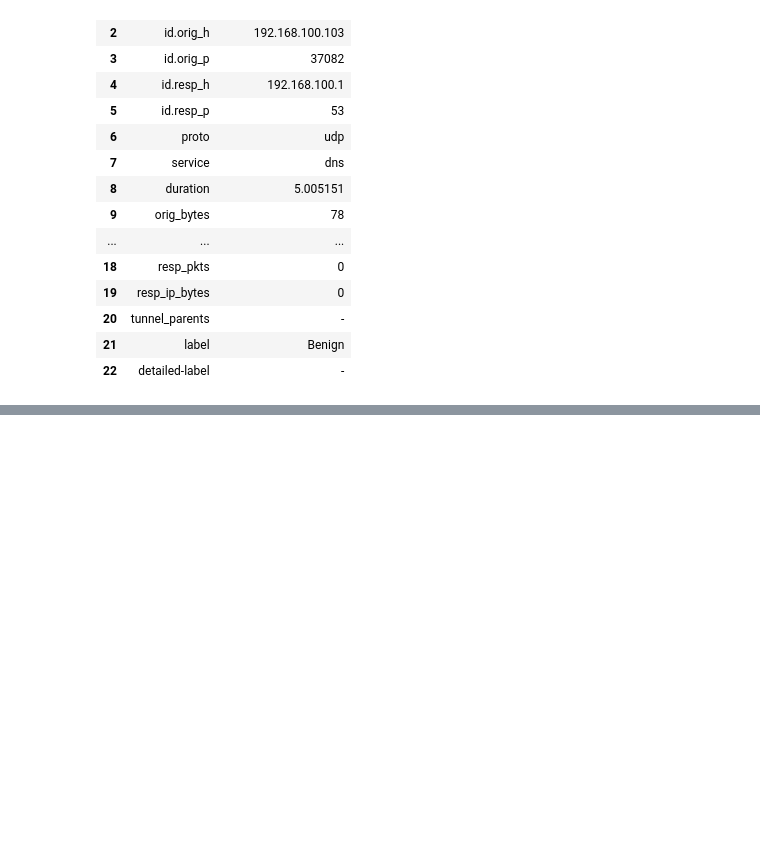
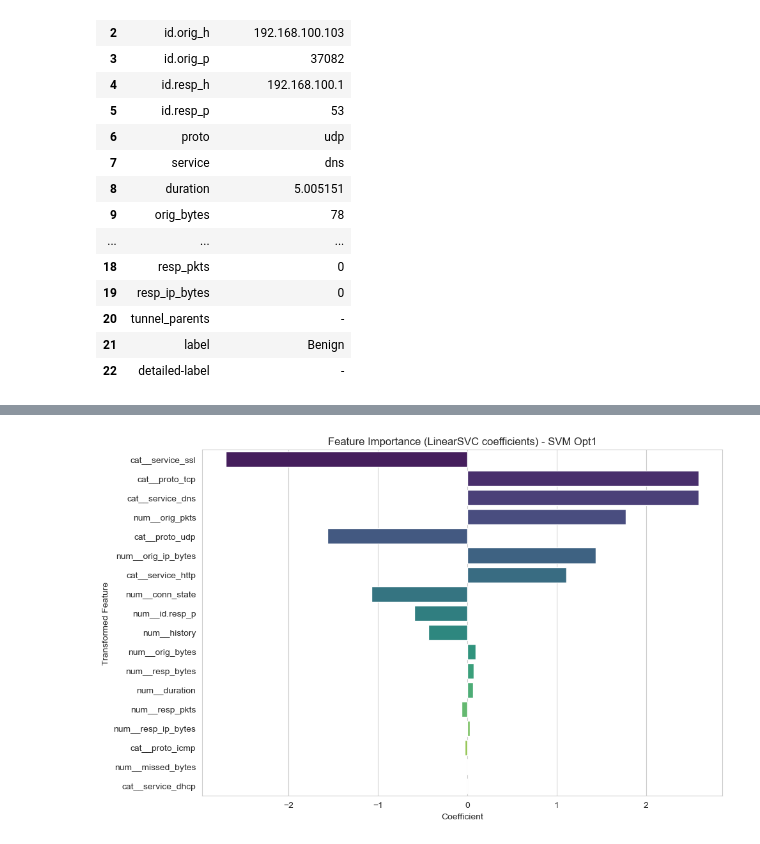
Before and after one commit to Sanduni-Gamage/ML-Project, a Jupyter notebook: project.ipynb, the cells around one changed output, grey strips where cells are left out. Cells and saved outputs as stored; diff of their text form; code cells hidden in the pictures; blank space fills up the shorter version.

```diff
--- a/project.ipynb
+++ b/project.ipynb
@@ -2490,2 +3374,64 @@ ValueError: DataFrame.dtypes for data must be int, float, bool or category. When
+# %%
+# Feature Importance for best_svm1 (LinearSVC on transformed features)
+import numpy as np
+import pandas as pd
+import seaborn as sns
+import matplotlib.pyplot as plt
+
+assert 'best_svm1' in globals(), "best_svm1 not found. Run 'SVM Optimization 1' first."
+
+clf = best_svm1.named_steps['clf']
+pre = best_svm1.named_steps['preprocess']
+
+# Get transformed feature names
+def get_transformed_feature_names(preprocessor):
+    # Try the simple path
+    try:
+        return preprocessor.get_feature_names_out().tolist()
+    except Exception:
+        pass
+
+    names = []
+    for name, trans, cols in preprocessor.transformers_:
+        if name == 'remainder' and trans == 'drop':
+            continue
+        if hasattr(trans, 'get_feature_names_out'):
+            try:
+                sub = trans.get_feature_names_out(cols)
+            except Exception:
+                sub = trans.get_feature_names_out()
+            names.extend([f"{name}__{n}" for n in sub])
+        else:
+            if isinstance(cols, (list, tuple, pd.Index)):
+                names.extend([f"{name}__{c}" for c in cols])
+            else:
+                names.append(f"{name}__{cols}")
+    return names
+
+feature_names = get_transformed_feature_names(pre)
+coef = clf.coef_.ravel()
+
+# Fallback if lengths mismatch
+if len(feature_names) != len(coef):
+    feature_names = [f"f{i}" for i in range(len(coef))]
+
+feat_imp_df = pd.DataFrame({
+    'Feature': feature_names,
+    'Coef': coef,
+    'AbsCoef': np.abs(coef)
+}).sort_values('AbsCoef', ascending=False)
+
+top_n = 30
+top_df = feat_imp_df.head(top_n)
+
+plt.figure(figsize=(10, max(6, 0.35 * len(top_df))))
+sns.barplot(x='Coef', y='Feature', data=top_df, palette='viridis')
+plt.title('Feature Importance (LinearSVC coefficients) - SVM Opt1')
+plt.xlabel('Coefficient')
+plt.ylabel('Transformed Feature')
+plt.tight_layout()
+plt.show()
+# %% [output]
+[figure, added]
 # %%
 #Arosh
```
Also changed, not shown: parts of 32 cells of this notebook.
